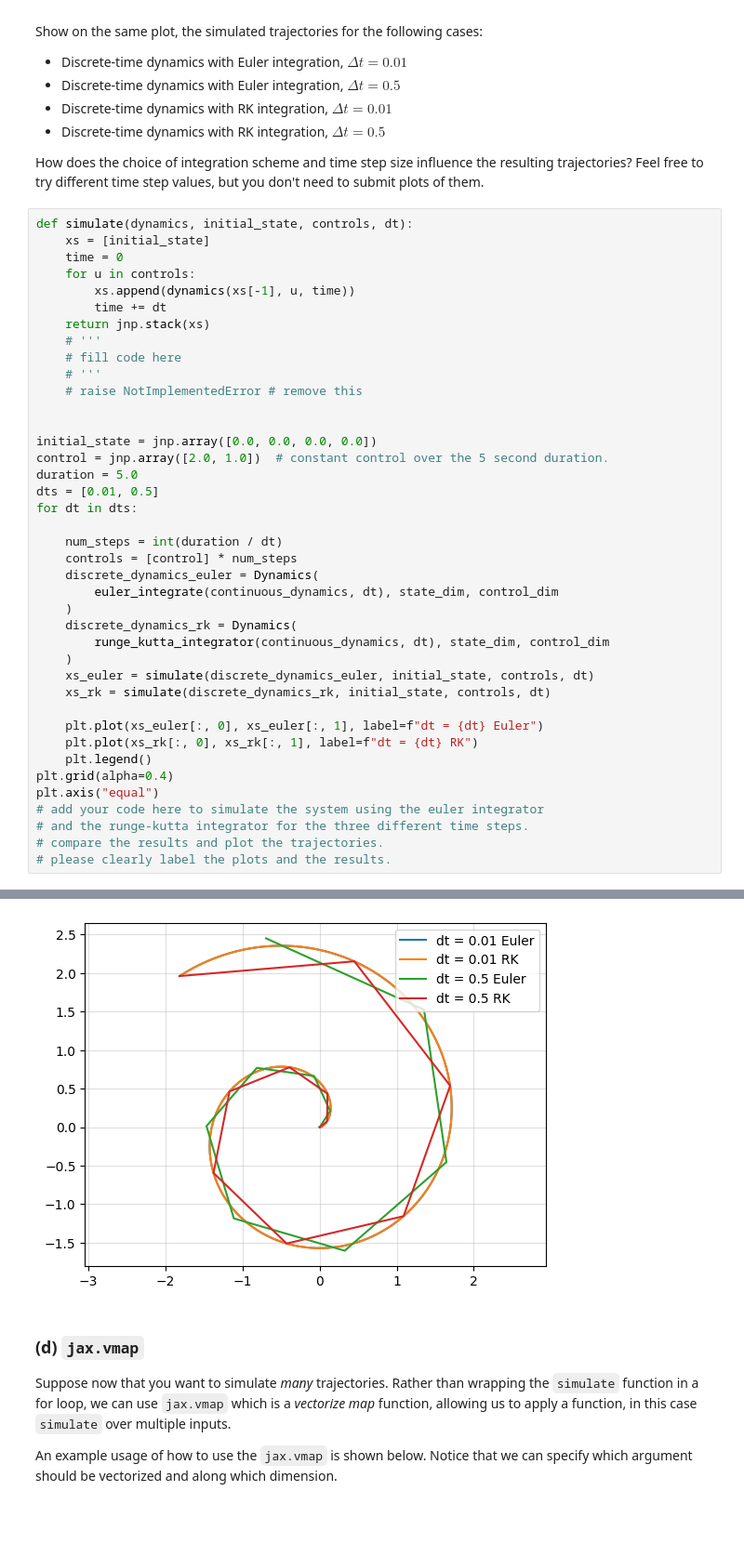
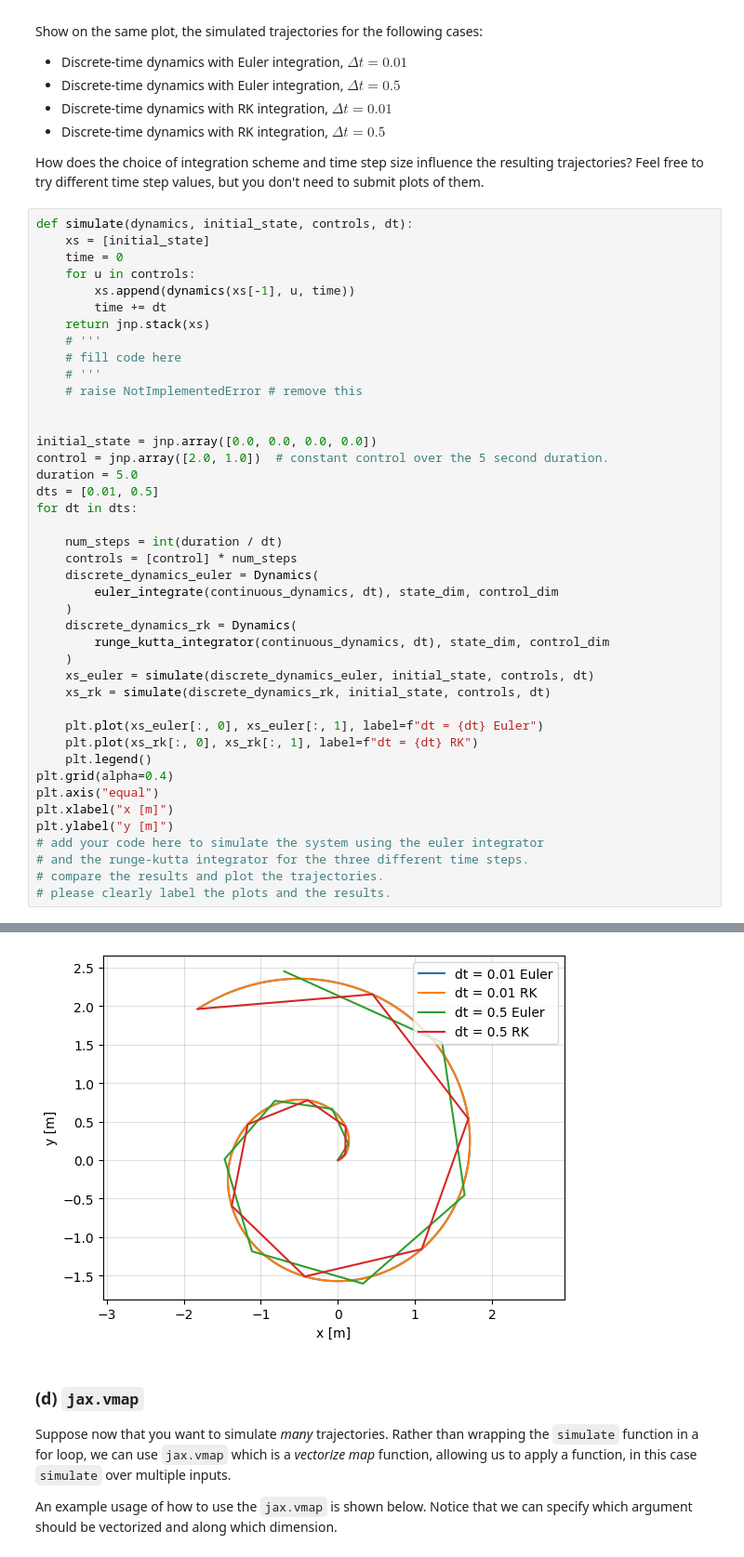
Before and after one commit to UW-CTRL/lmc-book, a Jupyter notebook: homework/hw01.ipynb, the cells around one changed output, grey strips where cells are left out. Shown at 93% size. Cells and saved outputs as stored; diff of their text form; blank space fills up the shorter version.

```diff
--- a/homework/hw01.ipynb
+++ b/homework/hw01.ipynb
@@ -150,6 +151,8 @@ for dt in dts:
     plt.legend()
 plt.grid(alpha=0.4)
 plt.axis("equal")
+plt.xlabel("x [m]")
+plt.ylabel("y [m]")
 # add your code here to simulate the system using the euler integrator
 # and the runge-kutta integrator for the three different time steps.
 # compare the results and plot the trajectories.
@@ -162,4 +162,4 @@ plt.axis("equal")
-[figure, old version]
+[figure, new version]
 # %% [markdown]
 ### (d) `jax.vmap`
 Suppose now that you want to simulate *many* trajectories. Rather than wrapping the `simulate` function in a for loop, we can use `jax.vmap` which is a *vectorize map* function, allowing us to apply a function, in this case `simulate` over multiple inputs.
```
Also changed, not shown: parts of 49 cells of this notebook.
